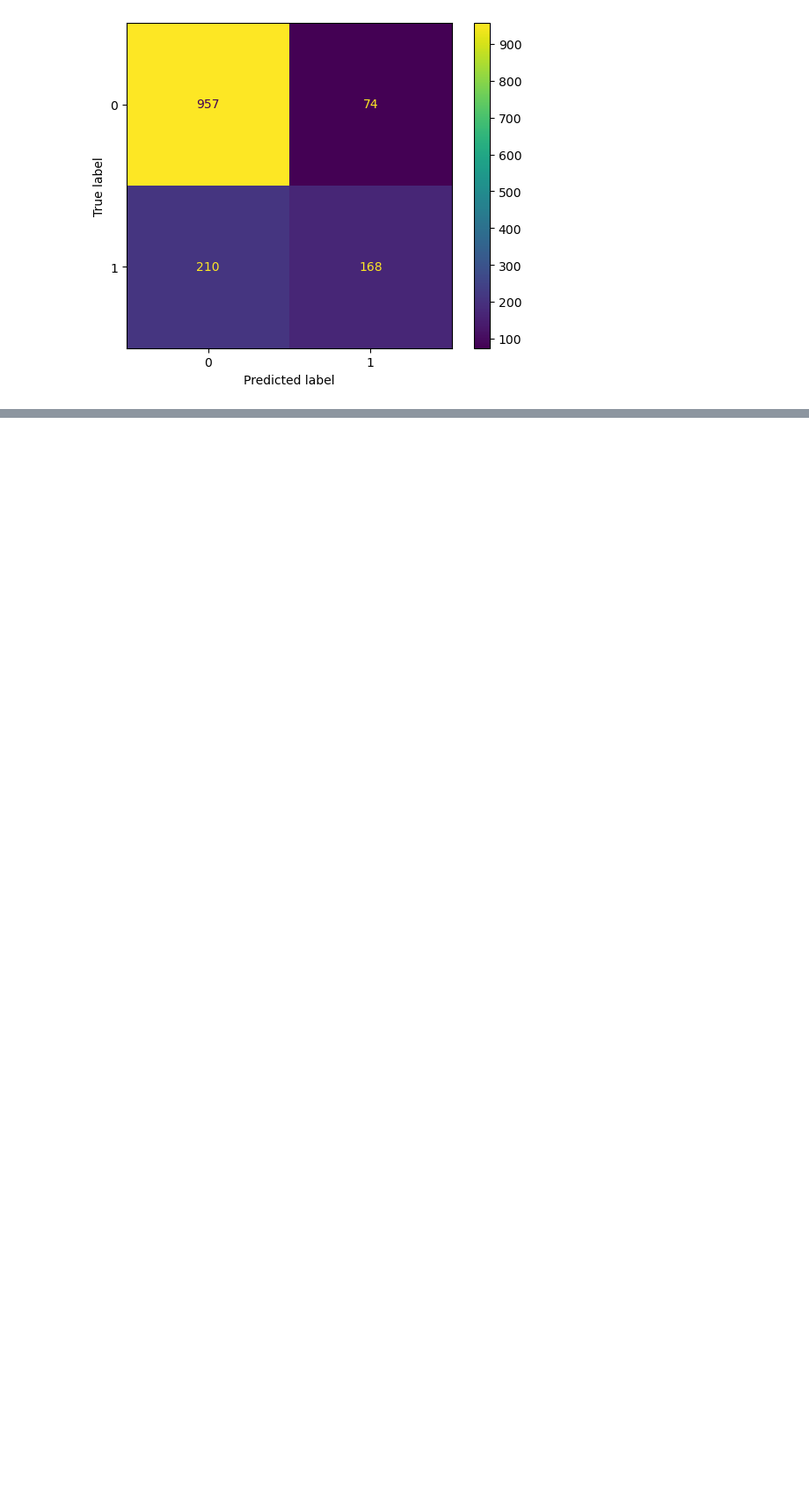
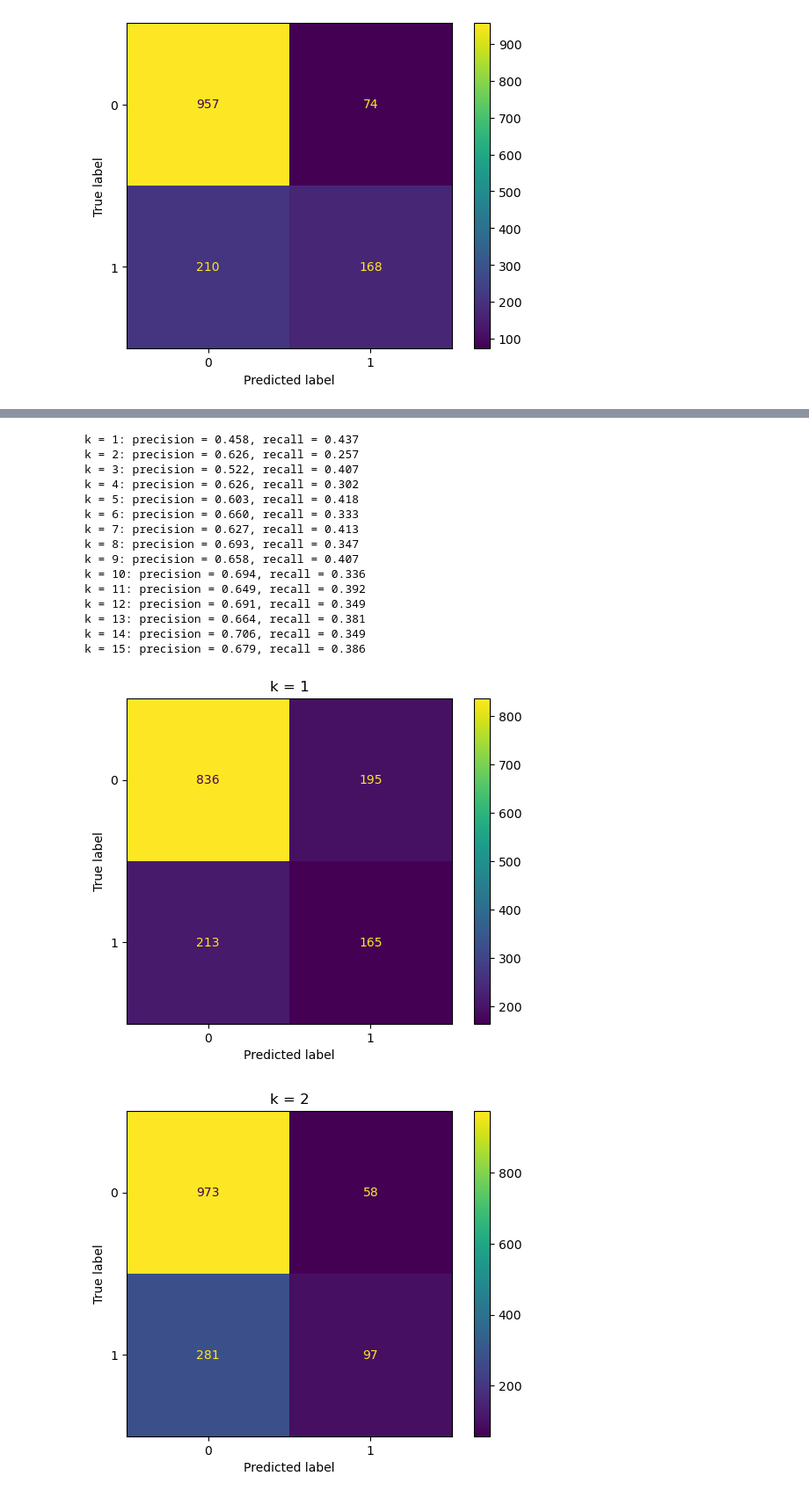
Before and after one commit to yarenmerveakin/IronYaren, a Jupyter notebook: week7/Supervised_Learning.ipynb, the cells around one changed output, grey strips where cells are left out. Shown at 88% size. Cells and saved outputs as stored; diff of their text form; code cells hidden in the pictures; blank space fills up the shorter version.

```diff
--- a/week7/Supervised_Learning.ipynb
+++ b/week7/Supervised_Learning.ipynb
@@ -165,0 +203,10 @@ Confusion matrix for the test set
+# %%
+def knn_classifier(k):
+    knn = KNeighborsClassifier(n_neighbors=k)
+    knn.fit(X_train, y_train)
+    y_pred = knn.predict(X_test)
+    precision = precision_score(y_test, y_pred)
+    recall = recall_score(y_test, y_pred)
+    plot_confusion_matrix(knn, X_test, y_test)
+    plt.title(f"k = {k}")
+    return precision, recall
@@ -165,0 +226,23 @@ Confusion matrix for the test set
+# %%
+for k in range(1, 16):
+    precision, recall = knn_classifier(k)
+    print(f"k = {k}: precision = {precision:.3f}, recall = {recall:.3f}")
+plt.show()
+# %% [output]
+k = 1: precision = 0.458, recall = 0.437
+k = 2: precision = 0.626, recall = 0.257
+k = 3: precision = 0.522, recall = 0.407
+k = 4: precision = 0.626, recall = 0.302
+k = 5: precision = 0.603, recall = 0.418
+k = 6: precision = 0.660, recall = 0.333
+k = 7: precision = 0.627, recall = 0.413
+k = 8: precision = 0.693, recall = 0.347
+k = 9: precision = 0.658, recall = 0.407
+k = 10: precision = 0.694, recall = 0.336
+k = 11: precision = 0.649, recall = 0.392
+k = 12: precision = 0.691, recall = 0.349
+k = 13: precision = 0.664, recall = 0.381
+k = 14: precision = 0.706, recall = 0.349
+k = 15: precision = 0.679, recall = 0.386
+[figure, added]
+[figure, added]
```
Also changed, not shown: parts of 7 cells of this notebook.
